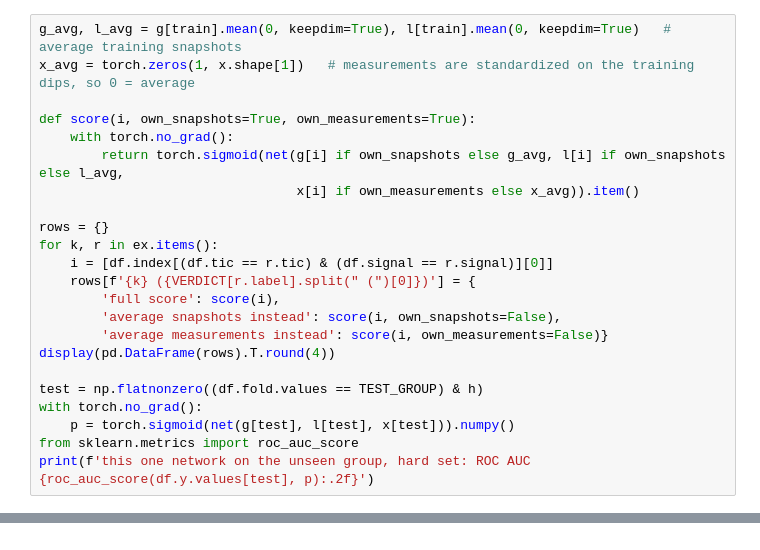
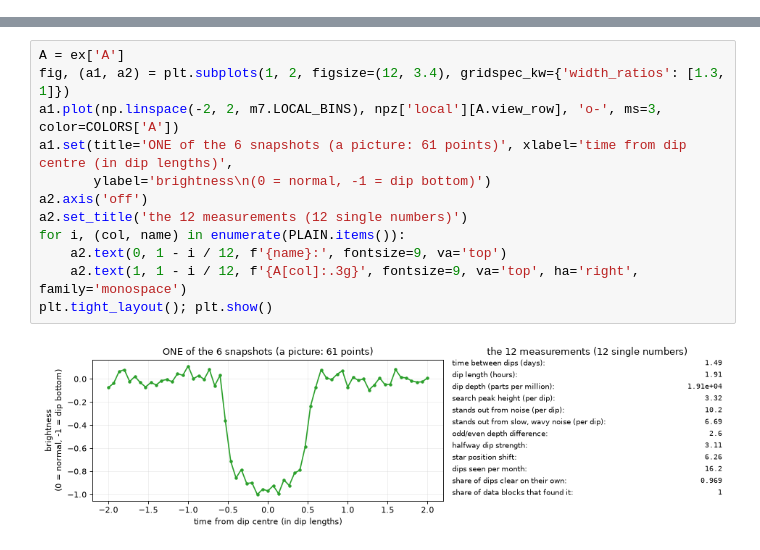
Before and after one commit to MikaVohl/exoplanets, a Jupyter notebook: notebooks/03_shape_model_walkthrough.ipynb, the cells around one changed output, grey strips where cells are left out. Drawn from its saved outputs; the diff is of its cells as text.

```diff
--- a/notebooks/03_shape_model_walkthrough.ipynb
+++ b/notebooks/03_shape_model_walkthrough.ipynb
@@ -431,23 +0,0 @@ Score each example three ways: with everything; with its snapshots swapped for t
-# %%
-g_avg, l_avg = g[train].mean(0, keepdim=True), l[train].mean(0, keepdim=True)   # average training snapshots
-x_avg = torch.zeros(1, x.shape[1])   # measurements are standardized on the training dips, so 0 = average
-
-def score(i, own_snapshots=True, own_measurements=True):
-    with torch.no_grad():
-        return torch.sigmoid(net(g[i] if own_snapshots else g_avg, l[i] if own_snapshots else l_avg,
-                                 x[i] if own_measurements else x_avg)).item()
-
-rows = {}
-for k, r in ex.items():
-    i = [df.index[(df.tic == r.tic) & (df.signal == r.signal)][0]]
-    rows[f'{k} ({VERDICT[r.label].split(" (")[0]})'] = {
-        'full score': score(i),
-        'average snapshots instead': score(i, own_snapshots=False),
-        'average measurements instead': score(i, own_measurements=False)}
-display(pd.DataFrame(rows).T.round(4))
-
-test = np.flatnonzero((df.fold.values == TEST_GROUP) & h)
-with torch.no_grad():
-    p = torch.sigmoid(net(g[test], l[test], x[test])).numpy()
-from sklearn.metrics import roc_auc_score
-print(f'this one network on the unseen group, hard set: ROC AUC {roc_auc_score(df.y.values[test], p):.2f}')
@@ -476,0 +97,14 @@ This one network is trained once with one random start; the stored scores in sec
+# %%
+A = ex['A']
+fig, (a1, a2) = plt.subplots(1, 2, figsize=(12, 3.4), gridspec_kw={'width_ratios': [1.3, 1]})
+a1.plot(np.linspace(-2, 2, m7.LOCAL_BINS), npz['local'][A.view_row], 'o-', ms=3, color=COLORS['A'])
+a1.set(title='ONE of the 6 snapshots (a picture: 61 points)', xlabel='time from dip centre (in dip lengths)',
+       ylabel='brightness\n(0 = normal, -1 = dip bottom)')
+a2.axis('off')
+a2.set_title('the 12 measurements (12 single numbers)')
+for i, (col, name) in enumerate(PLAIN.items()):
+    a2.text(0, 1 - i / 12, f'{name}:', fontsize=9, va='top')
+    a2.text(1, 1 - i / 12, f'{A[col]:.3g}', fontsize=9, va='top', ha='right', family='monospace')
+plt.tight_layout(); plt.show()
+# %% [output]
+[figure, added]
```
Also changed, not shown: parts of 109 cells of this notebook, 20 other files.
